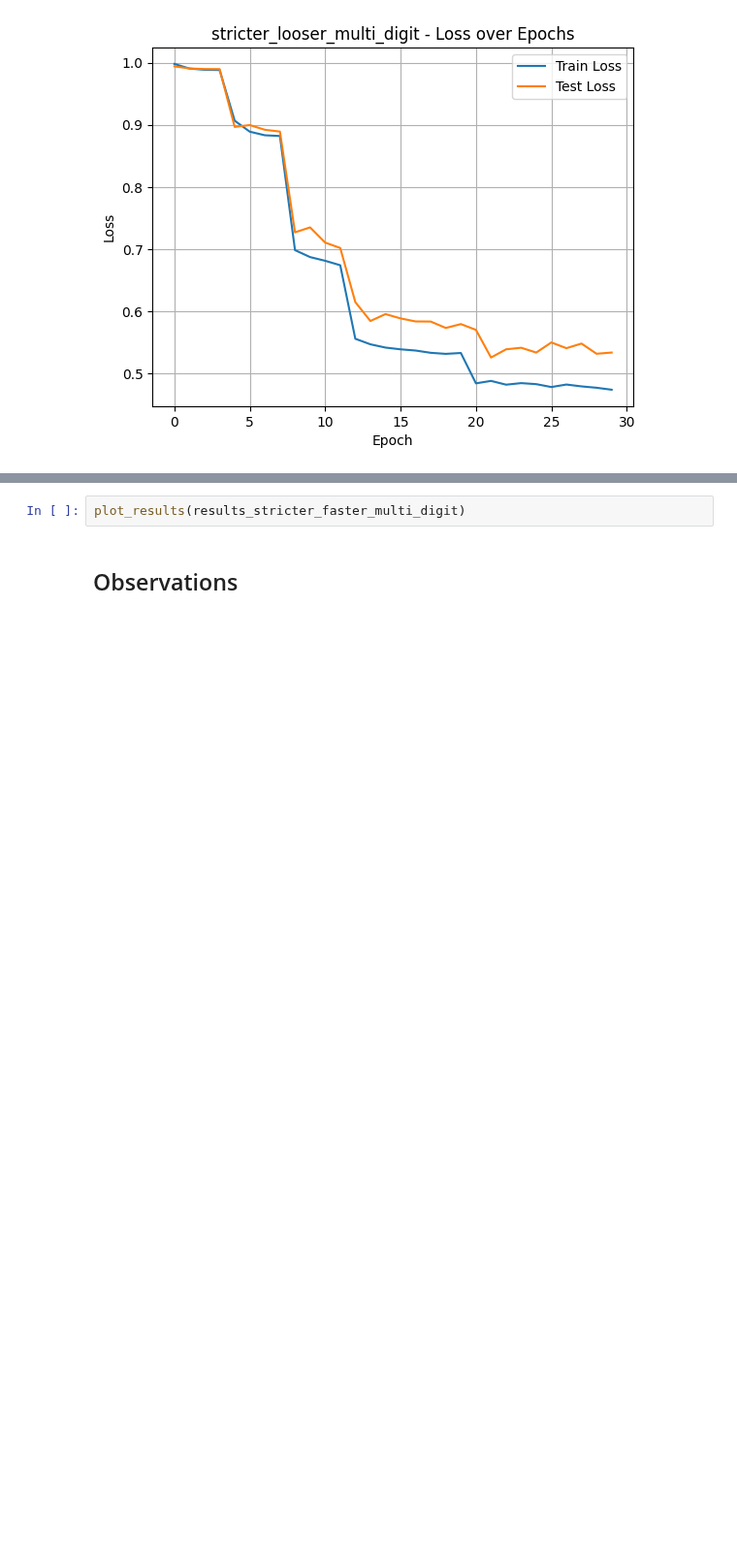
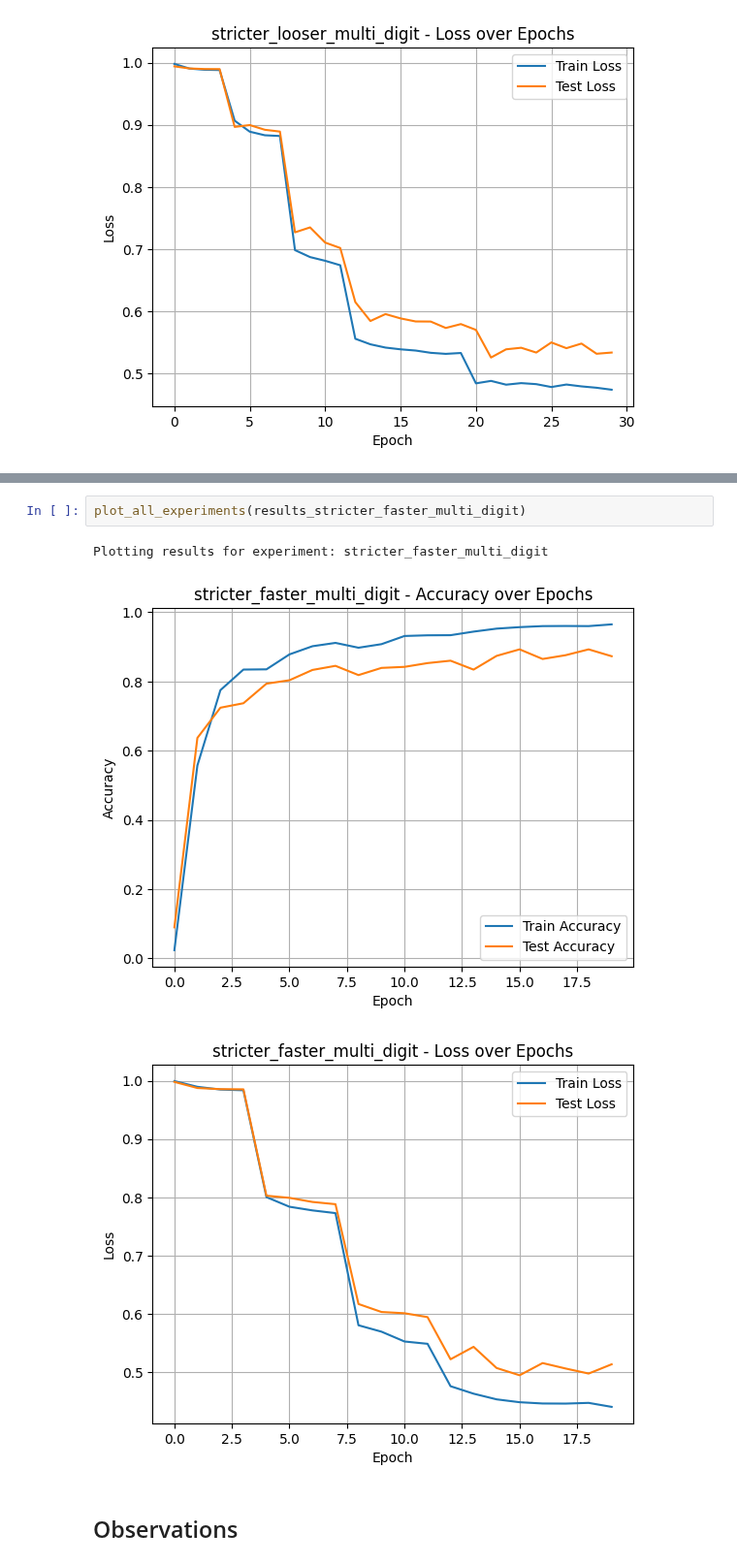
Before and after one commit to myriamcg/NeSy-vs-Backdoors, a Jupyter notebook: logictensornetwork/examples/mnist/all_experiments_mnist.ipynb, the cells around one changed output, grey strips where cells are left out. Shown at 97% size. Cells and saved outputs as stored; diff of their text form; blank space fills up the shorter version.

Commit message:
now second experiment in multi digit addition works well

```diff
--- a/logictensornetwork/examples/mnist/all_experiments_mnist.ipynb
+++ b/logictensornetwork/examples/mnist/all_experiments_mnist.ipynb
@@ -589,5 +552,9 @@ Epoch 19, train_loss: 0.9971, train_accuracy: 0.0066, test_loss: 0.9941, test_ac
 # %%
-plot_results(results_stricter_faster_multi_digit)
+plot_all_experiments(results_stricter_faster_multi_digit)
+# %% [output]
+Plotting results for experiment: stricter_faster_multi_digit
+[figure, added]
+[figure, added]
 # %% [markdown]
 ## Observations
 # %% [markdown]
```
Also changed, not shown: parts of 5 cells of this notebook.
